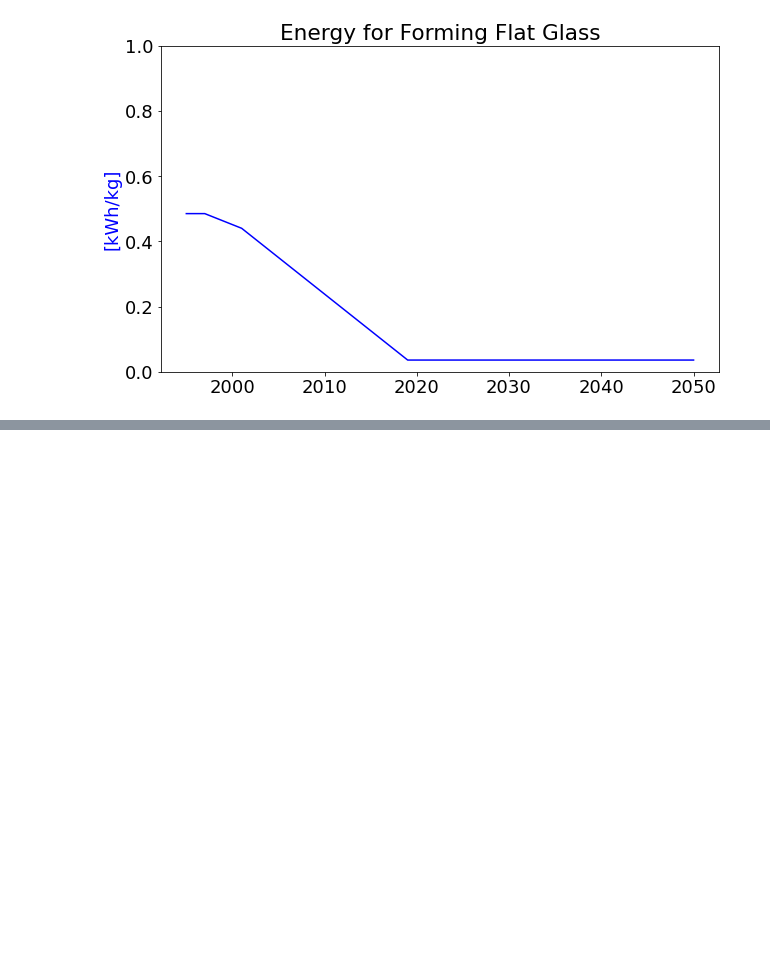
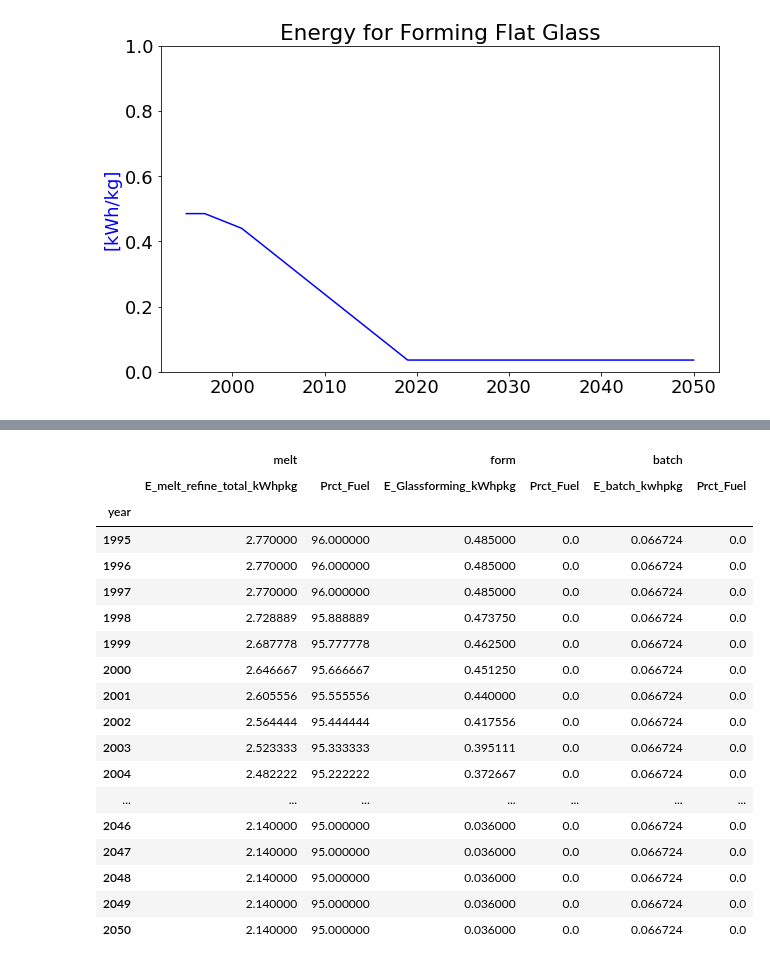
Before and after one commit to NREL/PV_ICE, a Jupyter notebook: docs/tutorials/baseline development documentation/(baseline development) Energy Glass Batch Prep - Post Forming.ipynb, the cells around one changed output, grey strips where cells are left out. Drawn from its saved outputs; the diff is of its cells as text; code cells hidden in the pictures; blank space fills up the shorter version.

Commit message:
creating single mfg energy for glass
combined the 3 glass manufacturing values into a single dataframe for further processing.

```diff
--- a/docs/tutorials/baseline development documentation/(baseline development) Energy Glass Batch Prep - Post Forming.ipynb
+++ b/docs/tutorials/baseline development documentation/(baseline development) Energy Glass Batch Prep - Post Forming.ipynb
@@ -163,0 +170,26 @@ e_glassform_filled.to_csv(cwd+"/../../../PV_ICE/baselines/SupportingMaterial/out
+# %%
+dfs = [e_meltrefine_filled, e_glassform_filled]
+energies_mfg_glass = pd.concat(dfs, axis=1, keys=['melt','form'])
+energies_mfg_glass['batch','E_batch_kwhpkg']=avg_batch_e #adds column with multi-index
+energies_mfg_glass['batch','Prct_Fuel']=0.0
+energies_mfg_glass
+# %% [output]
+|  | melt |  | form |  | batch |  |
+|  | E_melt_refine_total_kWhpkg | Prct_Fuel | E_Glassforming_kWhpkg | Prct_Fuel | E_batch_kwhpkg | Prct_Fuel |
+| year |  |  |  |  |  |  |
+| 1995 | 2.770000 | 96.000000 | 0.485000 | 0.0 | 0.066724 | 0.0 |
+| 1996 | 2.770000 | 96.000000 | 0.485000 | 0.0 | 0.066724 | 0.0 |
+| 1997 | 2.770000 | 96.000000 | 0.485000 | 0.0 | 0.066724 | 0.0 |
+| 1998 | 2.728889 | 95.888889 | 0.473750 | 0.0 | 0.066724 | 0.0 |
+| 1999 | 2.687778 | 95.777778 | 0.462500 | 0.0 | 0.066724 | 0.0 |
+| 2000 | 2.646667 | 95.666667 | 0.451250 | 0.0 | 0.066724 | 0.0 |
+| 2001 | 2.605556 | 95.555556 | 0.440000 | 0.0 | 0.066724 | 0.0 |
+| 2002 | 2.564444 | 95.444444 | 0.417556 | 0.0 | 0.066724 | 0.0 |
+| 2003 | 2.523333 | 95.333333 | 0.395111 | 0.0 | 0.066724 | 0.0 |
+| 2004 | 2.482222 | 95.222222 | 0.372667 | 0.0 | 0.066724 | 0.0 |
+| ... | ... | ... | ... | ... | ... | ... |
+| 2046 | 2.140000 | 95.000000 | 0.036000 | 0.0 | 0.066724 | 0.0 |
+| 2047 | 2.140000 | 95.000000 | 0.036000 | 0.0 | 0.066724 | 0.0 |
+| 2048 | 2.140000 | 95.000000 | 0.036000 | 0.0 | 0.066724 | 0.0 |
+| 2049 | 2.140000 | 95.000000 | 0.036000 | 0.0 | 0.066724 | 0.0 |
+| 2050 | 2.140000 | 95.000000 | 0.036000 | 0.0 | 0.066724 | 0.0 |
```
Also changed, not shown: parts of 5 cells of this notebook, 2 other files.
